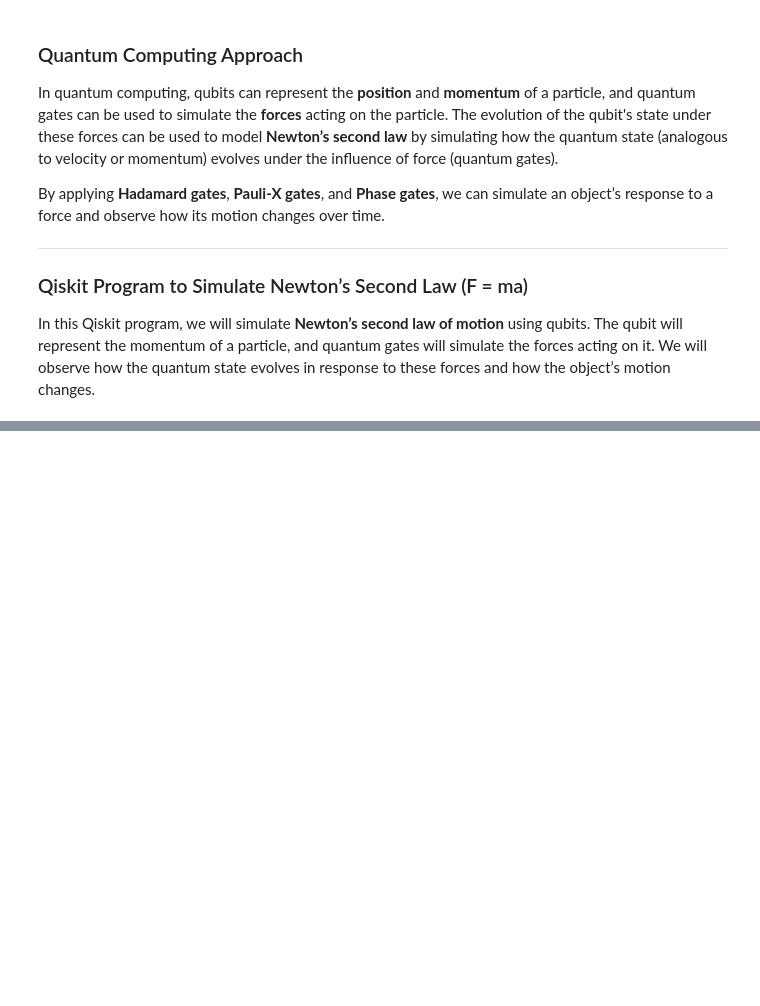
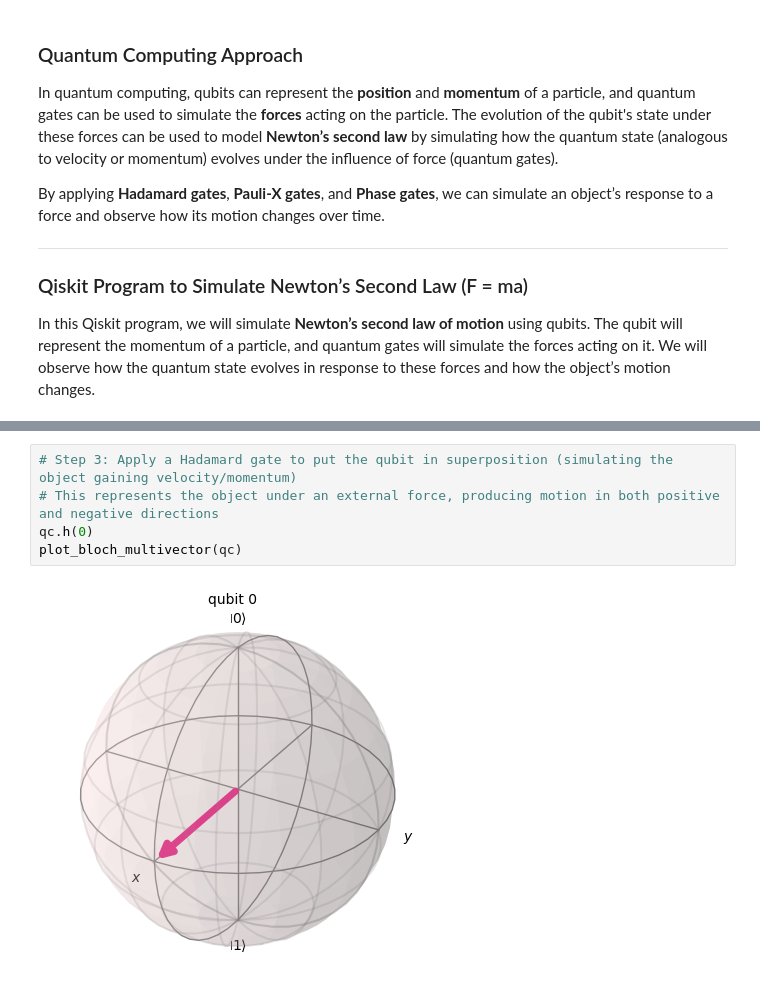
Before and after one commit to iamleoluo/Quantum-Computing-Approach, a Jupyter notebook: Semester I/Topics 1: Newton’s Laws of Motion.ipynb, the cells around one changed output, grey strips where cells are left out. Saved outputs shown, nothing was run; the diff lists cells and outputs as text; blank space fills up the shorter version.

```diff
--- a/Semester I/Topics 1: Newton’s Laws of Motion.ipynb
+++ b/Semester I/Topics 1: Newton’s Laws of Motion.ipynb
@@ -80,0 +67,7 @@ NameError: name 'StatevectorSimulator' is not defined
+# %%
+# Step 3: Apply a Hadamard gate to put the qubit in superposition (simulating the object gaining velocity/momentum)
+# This represents the object under an external force, producing motion in both positive and negative directions
+qc.h(0)
+plot_bloch_multivector(qc)
+# %% [output]
+[figure, added]
```
Also changed, not shown: parts of 25 cells of this notebook.
